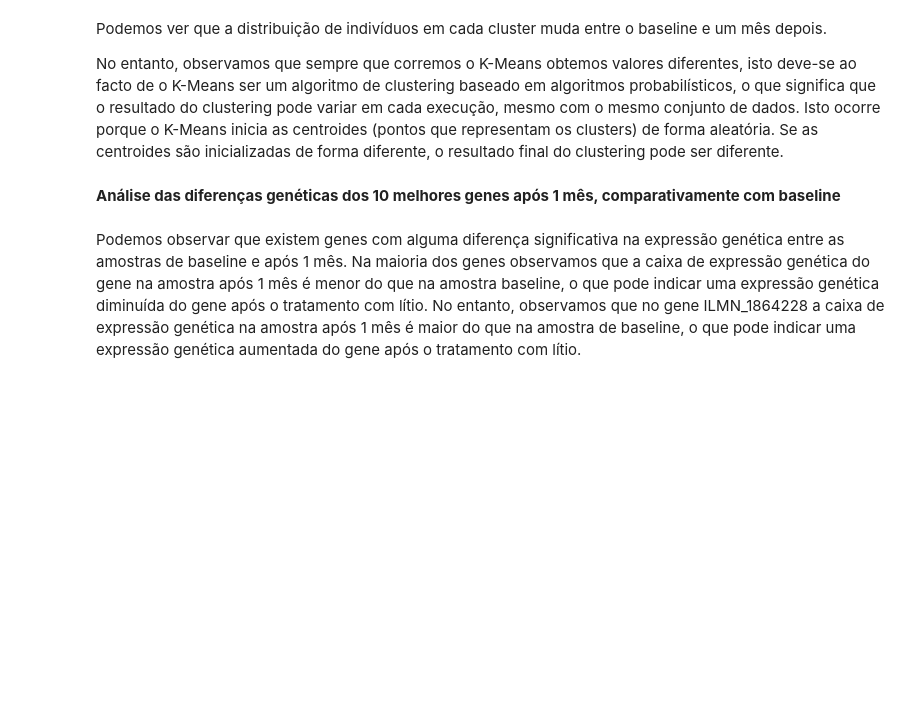
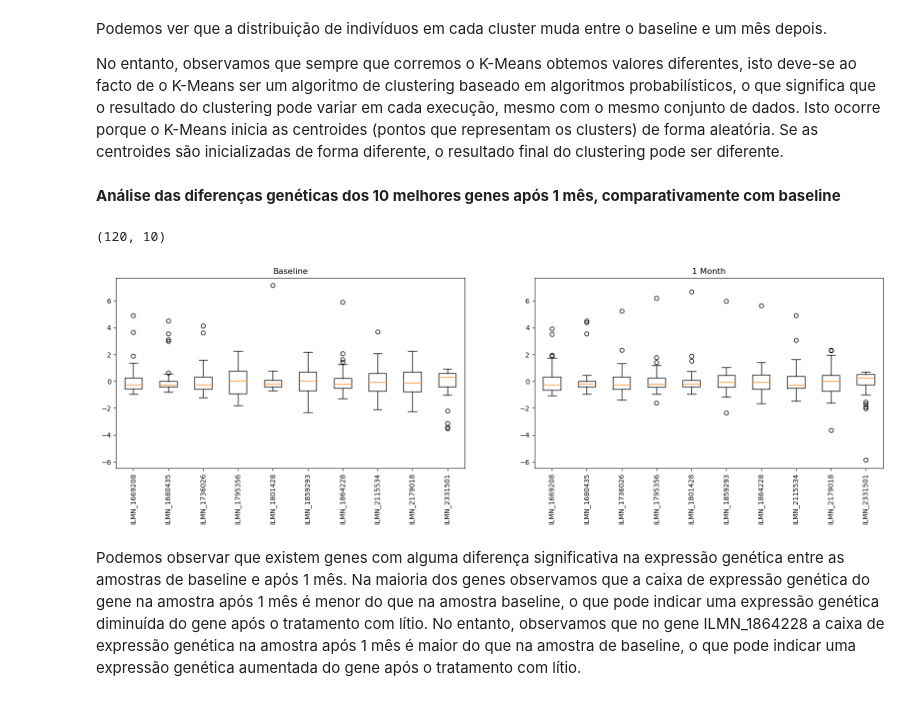
Before and after one commit to cvmota/BioInformatica, a Jupyter notebook: tp_gds5393_data_analysis_multi.ipynb, the cells around one changed output. Saved outputs shown, nothing was run; the diff lists cells and outputs as text; code cells hidden in the pictures; blank space fills up the shorter version.

```diff
--- a/tp_gds5393_data_analysis_multi.ipynb
+++ b/tp_gds5393_data_analysis_multi.ipynb
@@ -424,34 +424,37 @@ skb = SelectKBest(f_classif, k=10)
 # fit and transform data
 labels = high_variance_data.iloc[:,0]
 x_kbest = skb.fit_transform(high_variance_data.iloc[:,1:], labels)
 
 # Obter o nome das colunas selecionadas
 kbest_columns = data[skb.get_feature_names_out()]
 
 # Criar um DataFrame resultante de x_kbest mantendo o nome das colunas e indices
-data_kbest = pd.DataFrame(data=x_kbest, index=variance_data.index, columns=kbest_columns.columns)
+data_kbest = pd.DataFrame(data=x_kbest, index=high_variance_data.index, columns=kbest_columns.columns)
 print(data_kbest.shape)
 data_kbest.head()
 
 
 fig, ax = plt.subplots(1,2, figsize=(20, 5))
 # Boxplot para os dados de baseline
 ax[0].boxplot(data_baseline_scaled[data_kbest.columns])
 ax[0].set_title('Baseline')
 ax[0].set_xticklabels(data_kbest.columns, rotation=90)
 
 # Boxplot para os dados de 1 mês
 ax[1].boxplot(data_oneMonth_scaled[data_kbest.columns])
 ax[1].set_title('1 Month')
 ax[1].set_xticklabels(data_kbest.columns, rotation=90)
 
 # Definir o limite superior e inferior para o eixo y para ambos os gráficos
 y_min = min(ax[0].get_ylim()[0], ax[1].get_ylim()[0])
 y_max = max(ax[0].get_ylim()[1], ax[1].get_ylim()[1])
 ax[0].set_ylim(y_min, y_max)
 ax[1].set_ylim(y_min, y_max)
 
 plt.show()
+# %% [output]
+(120, 10)
+[figure, added]
 # %% [markdown]
 Podemos observar que existem genes com alguma diferença significativa na expressão genética entre as amostras de baseline e após 1 mês.
 Na maioria dos genes observamos que a caixa de expressão genética do gene na amostra após 1 mês é menor do que na amostra baseline, o que pode indicar uma expressão genética diminuída do gene após o tratamento com lítio.
```
Also changed, not shown: parts of 1 cell of this notebook.
